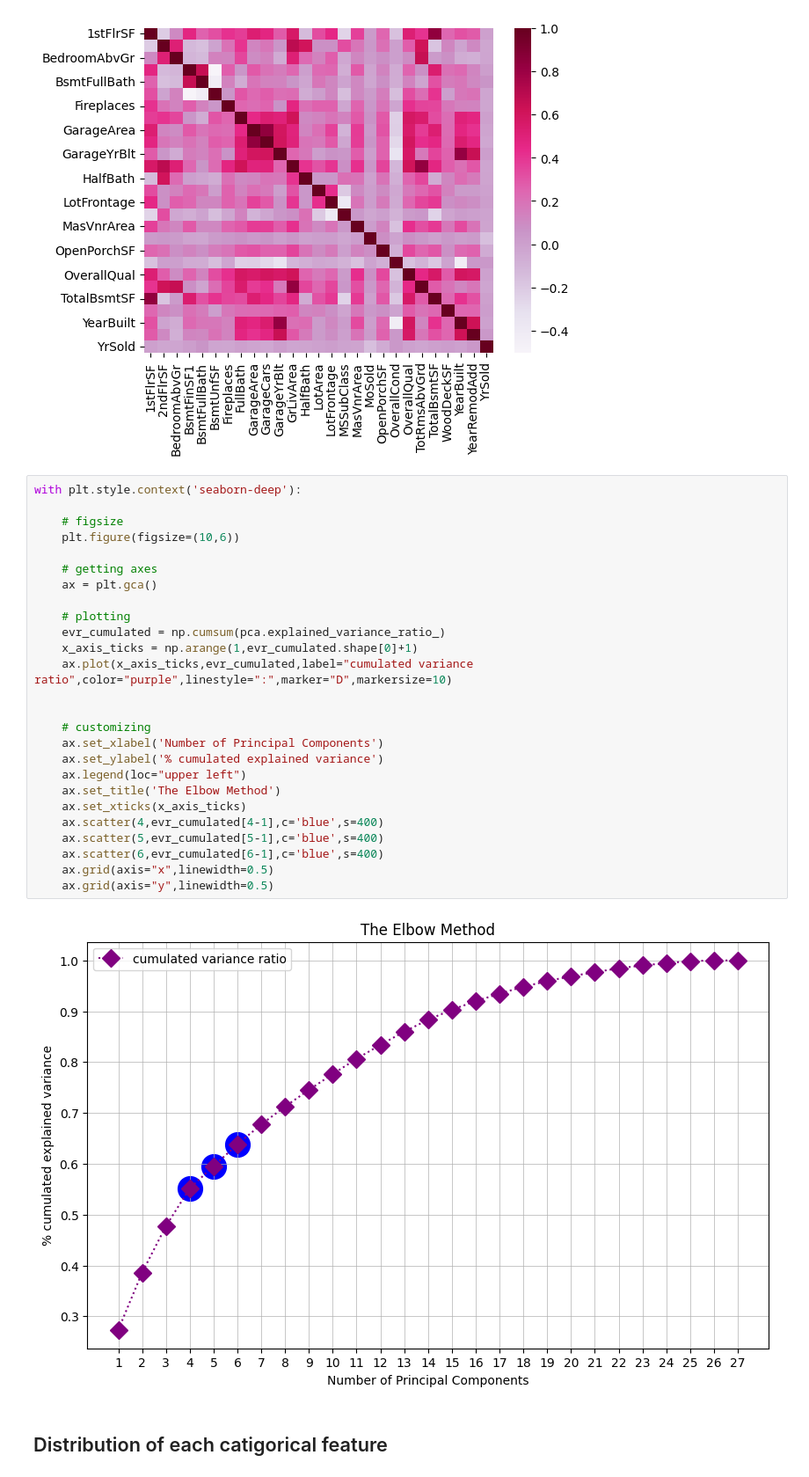
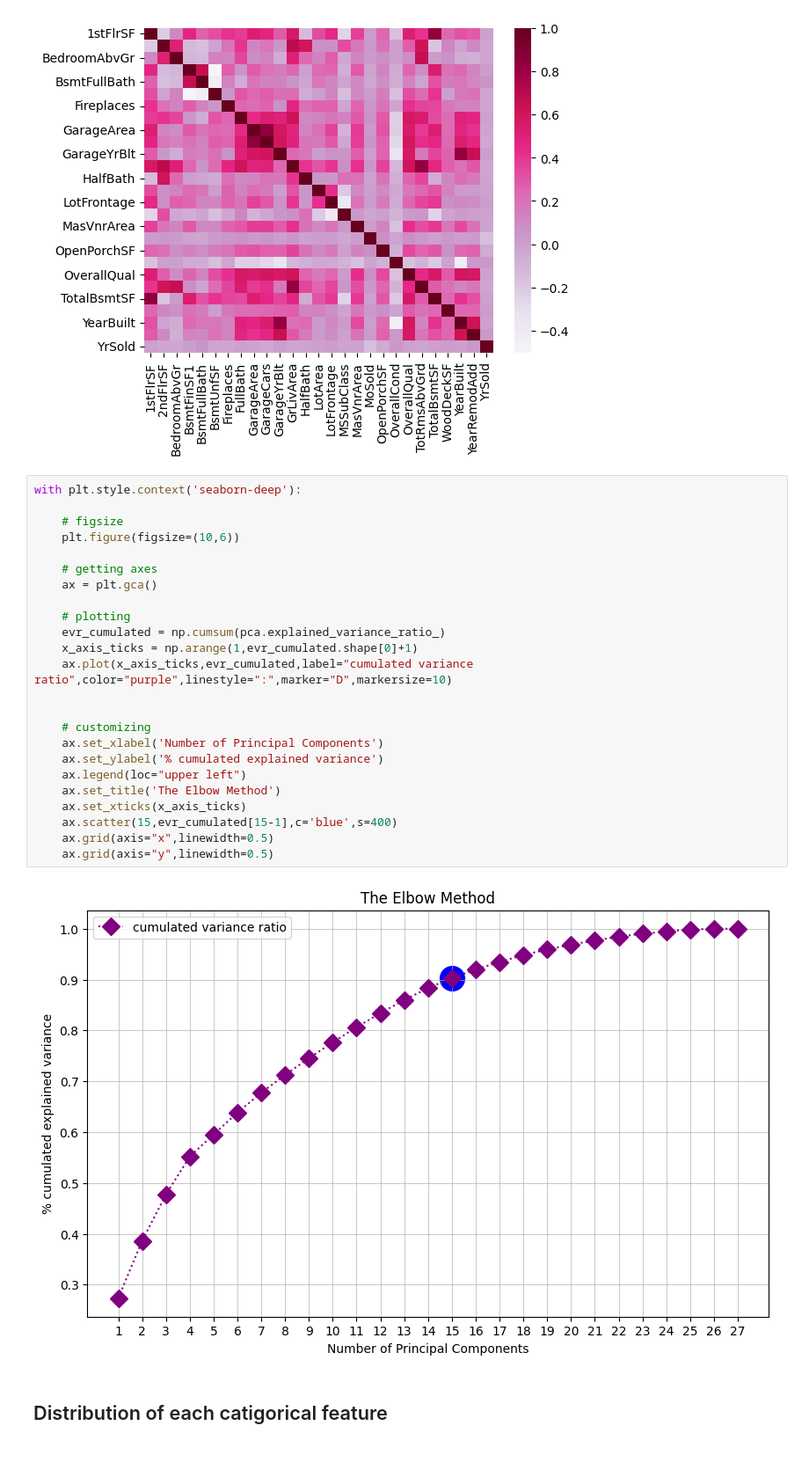
Before and after one commit to HelloSunPKU2023/Kaggle, a Jupyter notebook: HousePrice/HousePrice.ipynb, the cells around one changed output. Shown: that part at 88% size. Saved outputs shown, nothing was run; the diff lists cells and outputs as text.

```diff
--- a/HousePrice/HousePrice.ipynb
+++ b/HousePrice/HousePrice.ipynb
@@ -187,31 +187,29 @@ X_pca = pca.fit_transform(X_scaled)
 # %%
 with plt.style.context('seaborn-deep'):
 
     # figsize
     plt.figure(figsize=(10,6))
 
     # getting axes
     ax = plt.gca()
 
     # plotting
     evr_cumulated = np.cumsum(pca.explained_variance_ratio_)
     x_axis_ticks = np.arange(1,evr_cumulated.shape[0]+1)
     ax.plot(x_axis_ticks,evr_cumulated,label="cumulated variance ratio",color="purple",linestyle=":",marker="D",markersize=10)
 
 
     # customizing
     ax.set_xlabel('Number of Principal Components')
     ax.set_ylabel('% cumulated explained variance')
     ax.legend(loc="upper left")
     ax.set_title('The Elbow Method')
     ax.set_xticks(x_axis_ticks)
-    ax.scatter(4,evr_cumulated[4-1],c='blue',s=400)
-    ax.scatter(5,evr_cumulated[5-1],c='blue',s=400)
-    ax.scatter(6,evr_cumulated[6-1],c='blue',s=400)
+    ax.scatter(15,evr_cumulated[15-1],c='blue',s=400)
     ax.grid(axis="x",linewidth=0.5)
     ax.grid(axis="y",linewidth=0.5)
 # %% [output]
-[figure, old version]
+[figure, new version]
 # %% [markdown]
 ## Distribution of each catigorical feature
 # %%
```
Also changed, not shown: parts of 8 cells of this notebook.
